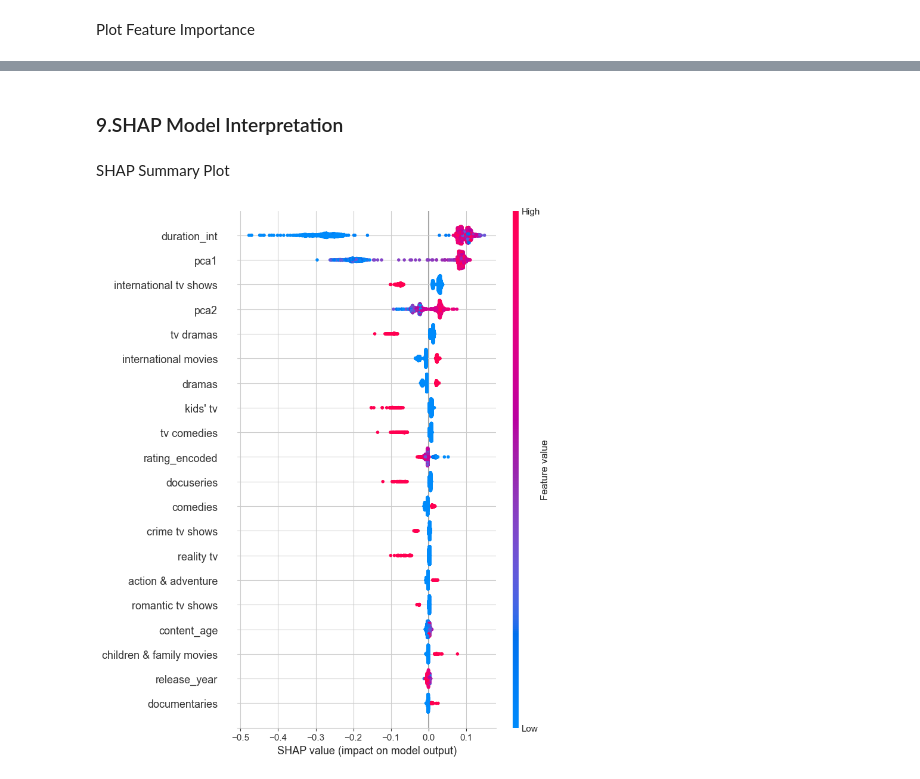
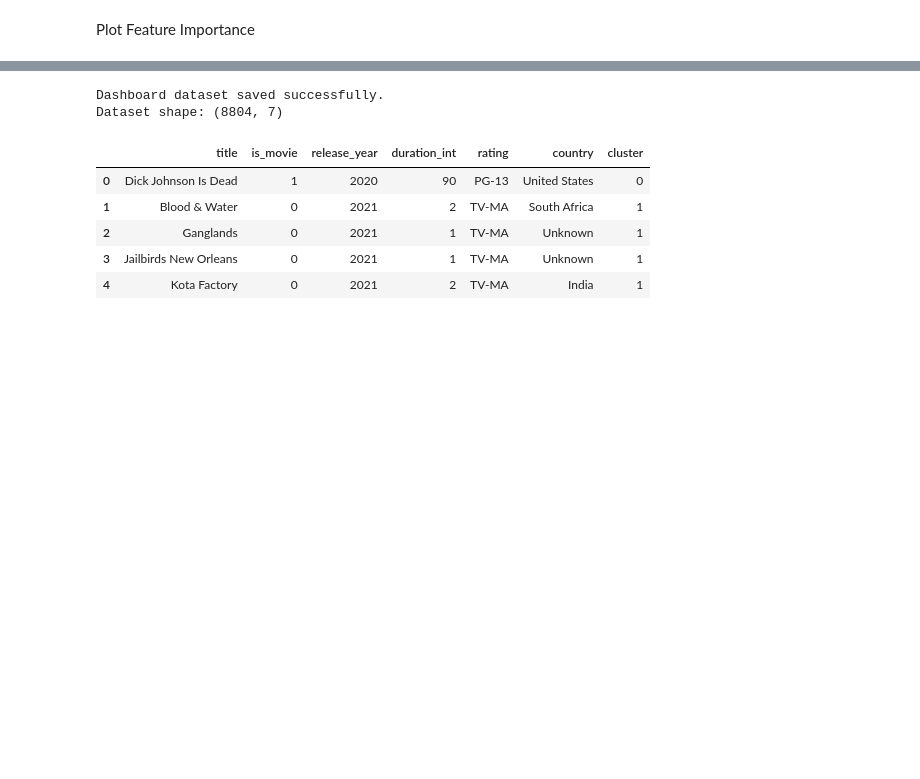
Before and after one commit to Rohith-G-17-11/Netflix-Content-Strategy-Analyzer-Insights-into-Global-Streaming-Trends, a Jupyter notebook: Netflix_Content_Modeling_and_Analysis.ipynb, the cells around one changed output, grey strips where cells are left out. Cells and saved outputs as stored; diff of their text form; code cells hidden in the pictures; blank space fills up the shorter version.

Commit message:
Milestone 3 completed: clustering, classification and dashboard dataset generation

```diff
--- a/Netflix_Content_Modeling_and_Analysis.ipynb
+++ b/Netflix_Content_Modeling_and_Analysis.ipynb
@@ -239,2 +212,0 @@ plt.show()
-# %% [markdown]
-### 9.SHAP Model Interpretation
@@ -245,6 +213,57 @@ shap_values = explainer.shap_values(X_test)
-# %% [markdown]
-SHAP Summary Plot
-# %%
-shap.summary_plot(shap_values[:,:,1], X_test)
-# %% [output]
-[figure, removed]
+# %%
+import json
+import pandas as pd
+from sklearn.cluster import KMeans
+
+df = pd.read_csv("netflix_cleaned.csv")
+
+# Load encoding mappings
+with open("encoding_mappings.json") as f:
+    mappings = json.load(f)
+
+# Decode rating if needed
+if 'rating' not in df.columns and 'rating_encoded' in df.columns:
+    rating_map = {v: k for k, v in mappings['rating_mapping'].items()}
+    df['rating'] = df['rating_encoded'].map(rating_map)
+
+# Decode country if needed
+if 'country' not in df.columns and 'country_encoded' in df.columns:
+    country_map = {v: k for k, v in mappings['country_mapping'].items()}
+    df['country'] = df['country_encoded'].map(country_map)
+
+# -------- Create cluster column (if not already created) --------
+
+features = df[['duration_int', 'rating_encoded', 'release_year']]
+
+kmeans = KMeans(n_clusters=4, random_state=42)
+
+df['cluster'] = kmeans.fit_predict(features)
+
+# -------- Create dashboard dataset --------
+
+dashboard_data = df[[
+    'title',
+    'is_movie',
+    'release_year',
+    'duration_int',
+    'rating',
+    'country',
+    'cluster'
+]]
+
+# Save dataset for Streamlit dashboard
+dashboard_data.to_csv("netflix_dashboard_data.csv", index=False)
+
+print("Dashboard dataset saved successfully.")
+print("Dataset shape:", dashboard_data.shape)
+
+dashboard_data.head()
+# %% [output]
+Dashboard dataset saved successfully.
+Dataset shape: (8804, 7)
+|  | title | is_movie | release_year | duration_int | rating | country | cluster |
+| 0 | Dick Johnson Is Dead | 1 | 2020 | 90 | PG-13 | United States | 0 |
+| 1 | Blood & Water | 0 | 2021 | 2 | TV-MA | South Africa | 1 |
+| 2 | Ganglands | 0 | 2021 | 1 | TV-MA | Unknown | 1 |
+| 3 | Jailbirds New Orleans | 0 | 2021 | 1 | TV-MA | Unknown | 1 |
+| 4 | Kota Factory | 0 | 2021 | 2 | TV-MA | India | 1 |
```
Also changed, not shown: parts of 11 cells of this notebook, 1 other file.
